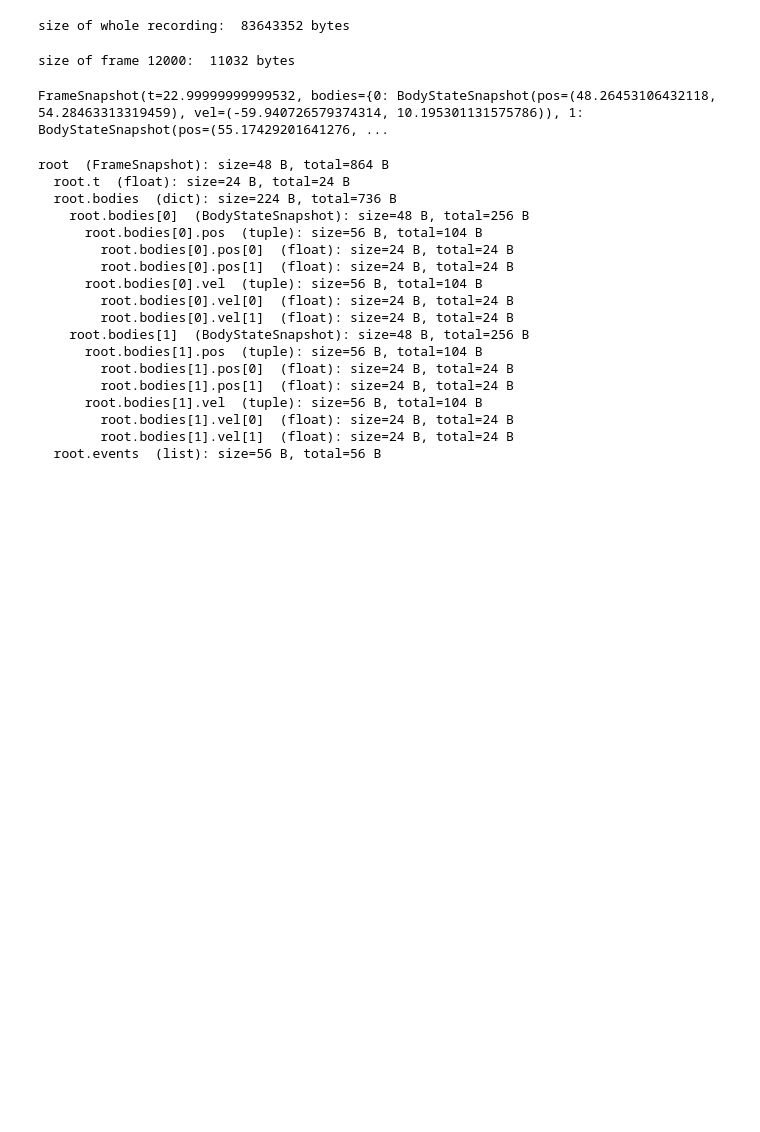
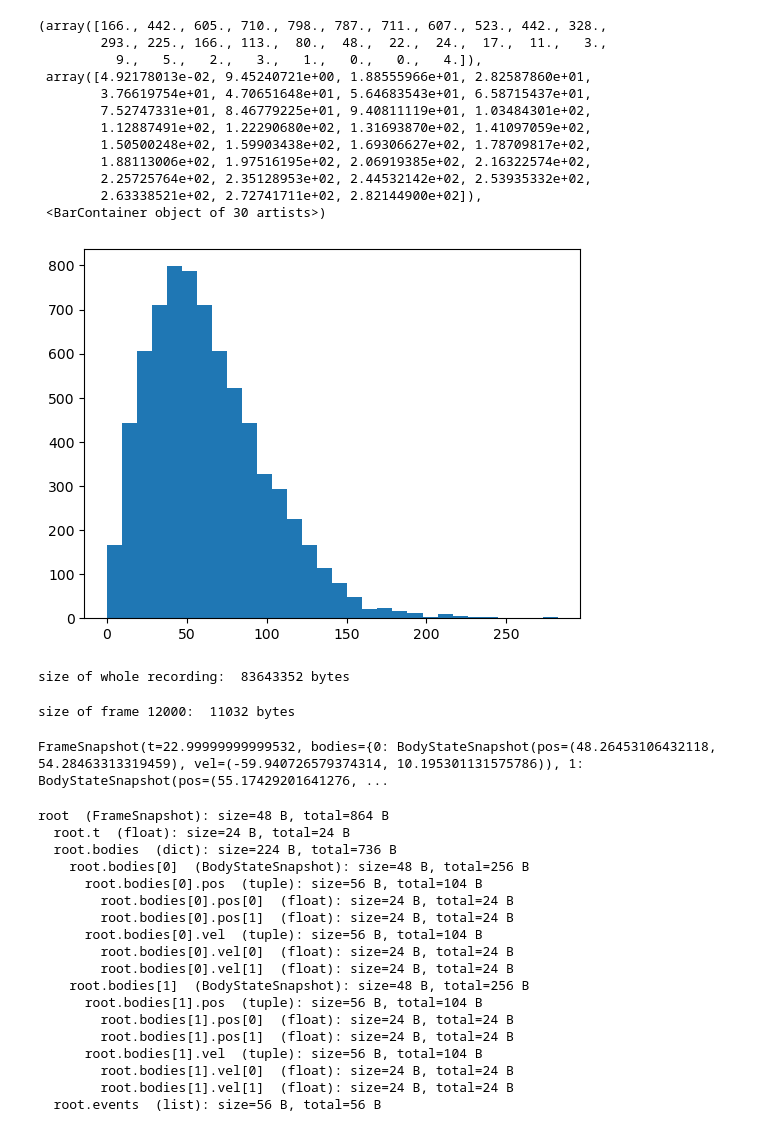
Before and after one commit to mweik23/satisfying_sims, a Jupyter notebook: notebooks/examine_pkl.ipynb, the cells around one changed output. Saved outputs shown, nothing was run; the diff lists cells and outputs as text; code cells hidden in the pictures; blank space fills up the shorter version.

```diff
--- a/notebooks/examine_pkl.ipynb
+++ b/notebooks/examine_pkl.ipynb
@@ -28,3 +67,19 @@ number of frames:  13800
+# %%
+plt.hist(collision_impulses, bins=30)
+# %% [output]
+(array([166., 442., 605., 710., 798., 787., 711., 607., 523., 442., 328.,
+        293., 225., 166., 113.,  80.,  48.,  22.,  24.,  17.,  11.,   3.,
+          9.,   5.,   2.,   3.,   1.,   0.,   0.,   4.]),
+ array([4.92178013e-02, 9.45240721e+00, 1.88555966e+01, 2.82587860e+01,
+        3.76619754e+01, 4.70651648e+01, 5.64683543e+01, 6.58715437e+01,
+        7.52747331e+01, 8.46779225e+01, 9.40811119e+01, 1.03484301e+02,
+        1.12887491e+02, 1.22290680e+02, 1.31693870e+02, 1.41097059e+02,
+        1.50500248e+02, 1.59903438e+02, 1.69306627e+02, 1.78709817e+02,
+        1.88113006e+02, 1.97516195e+02, 2.06919385e+02, 2.16322574e+02,
+        2.25725764e+02, 2.35128953e+02, 2.44532142e+02, 2.53935332e+02,
+        2.63338521e+02, 2.72741711e+02, 2.82144900e+02]),
+ <BarContainer object of 30 artists>)
+[figure, added]
 # %%
 print(f'size of whole recording: ', asizeof.asizeof(rec), "bytes")
 # %% [output]
```
Also changed, not shown: parts of 10 cells of this notebook, 33 other files.
